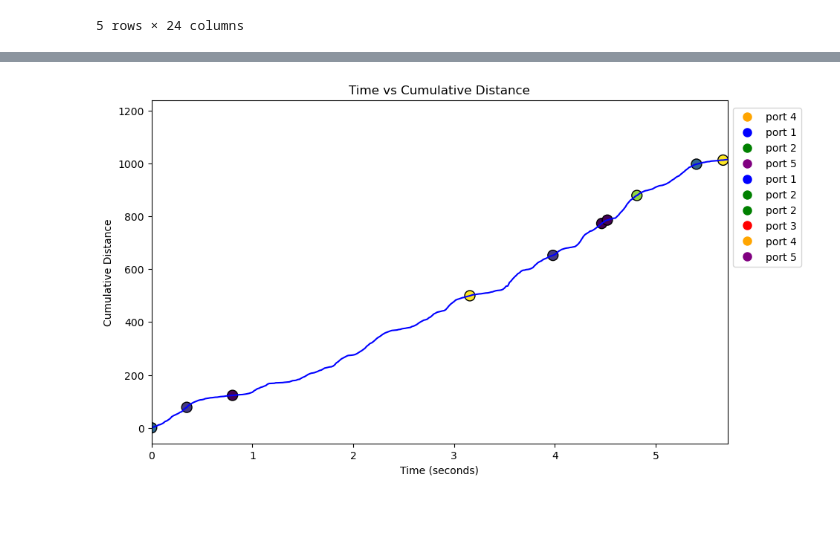
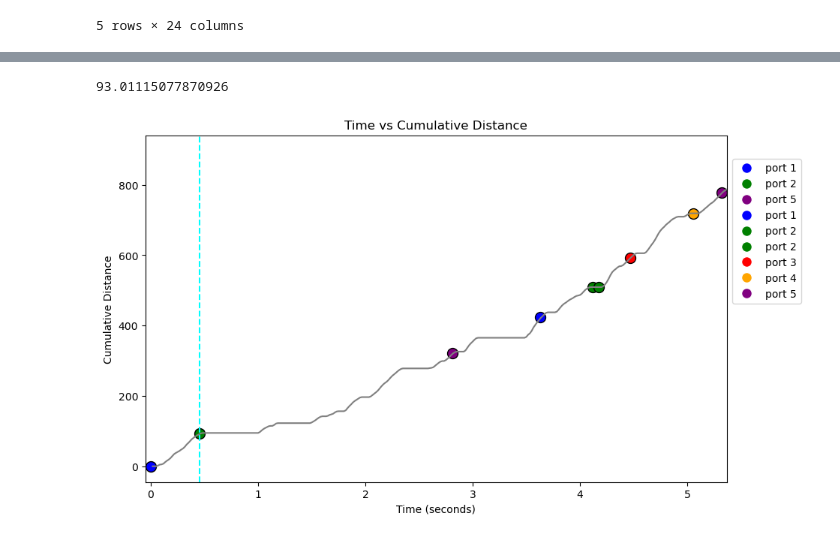
Before and after one commit to sthitapati/sequence_analysis, a Jupyter notebook: notebooks/tracking_DLS.ipynb, the cells around one changed output, grey strips where cells are left out. Saved outputs shown, nothing was run; the diff lists cells and outputs as text; code cells hidden in the pictures; blank space fills up the shorter version.

Commit message:
tracking_examples

```diff
--- a/notebooks/tracking_DLS.ipynb
+++ b/notebooks/tracking_DLS.ipynb
@@ -465,16 +472,27 @@ trial_df_keys.head()
 # %%
 # get the port events for the trial in timestamps
 
-port_times = trial_df['start_poke_in_timestamp'].values
+port_times = trimmed_trial_df['start_poke_in_timestamp'].values
 port_times = port_times - port_times[0]
 print(port_times)
 
 # get the port numbers for the trial
-port_numbers = trial_df['start_poke_port'].values
+port_numbers = trimmed_trial_df['start_poke_port'].values
 print(port_numbers)
 
 # create a dictionary with port numbers as keys and port names as values
 port_dict = {2: 'port 1', 1: 'port 2', 6: 'port 3', 3: 'port 4', 7: 'port 5', 4: 'port x', 5: 'port y', 8: 'port z'}
 
 port_colors = {2: 'blue', 1: 'green', 6: 'red', 3: 'orange', 7: 'purple', 4: 'brown', 5: 'pink', 8: 'grey'}
+
+stim_port = None
+# get the stim_time for the trial if it exists
+if trimmed_trial_df['opto_condition'].values[0] == 1:
+    stim_port_value = trimmed_trial_df['opto_stimulated_port'].values[0]
+    # convert stim_portvalue to fomrat of value in port_dict
+    dict_port = {2:1, 1:2, 6:3, 3:4, 7:5, 4:6, 5:7, 8:8}
+
+    # get the index of the stim_port in port_numbers
+    stim_port = dict_port[stim_port_value]
+    print(stim_port)
 # %% [output]
@@ -556,42 +595,68 @@ time_data = time_data - time_data[0]
 time_data_seconds = time_data / 60
 # print(time_data_seconds)
 
-port_times = trial_df['start_poke_in_timestamp'].values
+port_times = trimmed_trial_df['start_poke_in_timestamp'].values
 port_times = port_times - port_times[0]
-
+# print(port_times)
 # Assuming x_data and y_data are already defined as numpy arrays or need to be converted
 x_data = np.array(x_data) if not isinstance(x_data, np.ndarray) else x_data
 y_data = np.array(y_data) if not isinstance(y_data, np.ndarray) else y_data
 
+# Define a threshold and window size
+threshold_distance = 5 # Example threshold, adjust as needed
+window_size = 2 # Example window size, adjust as needed
 
-# Initialize the cumulative distance array with zeros
-cumulative_distance = np.zeros(len(x_data))
+# Calculate raw distances between points
+raw_distances = np.sqrt(np.diff(x_data)**2 + np.diff(y_data)**2)
+# Initialize an array for smoothed distances
+smoothed_distances = np.zeros_like(raw_distances)
 
+# Apply a moving window to calculate the sum of distances within the window and apply the threshold
+for i in range(len(raw_distances)):
+    # Calculate the sum of distances within the window
+    window_sum = np.sum(raw_distances[max(0, i-window_size+1):i+1])
+    # If the sum exceeds the threshold, count it towards the cumulative distance
+    if window_sum > threshold_distance:
+        smoothed_distances[i] = raw_distances[i]
 
-# Compute the cumulative distance for each point from the starting point
-for i in range(1, len(x_data)):
-    distance = np.sqrt((x_data[i] - x_data[i-1])**2 + (y_data[i] - y_data[i-1])**2)
-    cumulative_distance[i] = cumulative_distance[i-1] + distance
+# Calculate cumulative distance with the thresholded, smoothed distances
+cumulative_distance = np.insert(np.cumsum(smoothed_distances), 0, 0)
 
 # Interpolate the cumulative distance at the port times so that they fall on the same line as the x and y data
 cumulative_distance_port = np.interp(port_times, time_data_seconds, cumulative_distance)
+# if stim_port exists, get the cumulative distance at the stim_time
+if stim_port:
+    # stim_time = port_times at which port_number == stim_port first occurs
+    stim_time = port_times[port_numbers == stim_port][0]
+    stim_cumulative_distance = np.interp(stim_time, time_data_seconds, cumulative_distance)
+    print(stim_cumulative_distance)
+# smooth the cumulative distance
+cumulative_distance = pd.Series(cumulative_distance).rolling(window=2).mean().to_numpy()
+
+
 
 # Now, plot the cumulative distance over time
 plt.figure(figsize=(10, 6))
 
 # Plotting the cumulative distance against time
-plt.plot(time_data_seconds, cumulative_distance, label='Cumulative Distance', color='blue')
+plt.plot(time_data_seconds, cumulative_distance, label='Cumulative Distance', color='grey')
 # Plotting the cumulative distance against time for the port events
-plt.scatter(port_times, cumulative_distance_port, c=port_numbers, cmap='viridis', label='Port Events', s=100, edgecolors='black', linewidths=1)
+for i, port in enumerate(port_numbers):
+    plt.scatter(port_times[i], cumulative_distance_port[i], c=port_colors[port], label=port_dict[port], s=100, edgecolors='black', linewidths=1)
+
+if stim_port:
+    # draw a vertical cyan line at the stim_cumulative_distance
+    plt.axvline(x=stim_time, color='cyan', linestyle='--', label='stim')
 plt.title('Time vs Cumulative Distance')
 plt.xlabel('Time (seconds)')
 plt.ylabel('Cumulative Distance')
 # shortcut to not show the time aftre the last poke
-plt.xlim(0, camera_end - camera_start)
+plt.xlim(-0.05, port_times[-1] + 0.05)
 # plot legends of port colours, just one legend for each port
 legend_elements = [Line2D([0], [0], marker='o', color='w', label=port_dict[port], markerfacecolor=port_colors[port], markersize=10) for port in port_numbers]
 # show legend outside the plot
 plt.legend(handles=legend_elements, loc='lower left', bbox_to_anchor=(1, 0.5))
 plt.show()
 # %% [output]
+93.01115077870926
-[figure, old version]
+[figure, new version]
```
Also changed, not shown: parts of 10 cells of this notebook.
